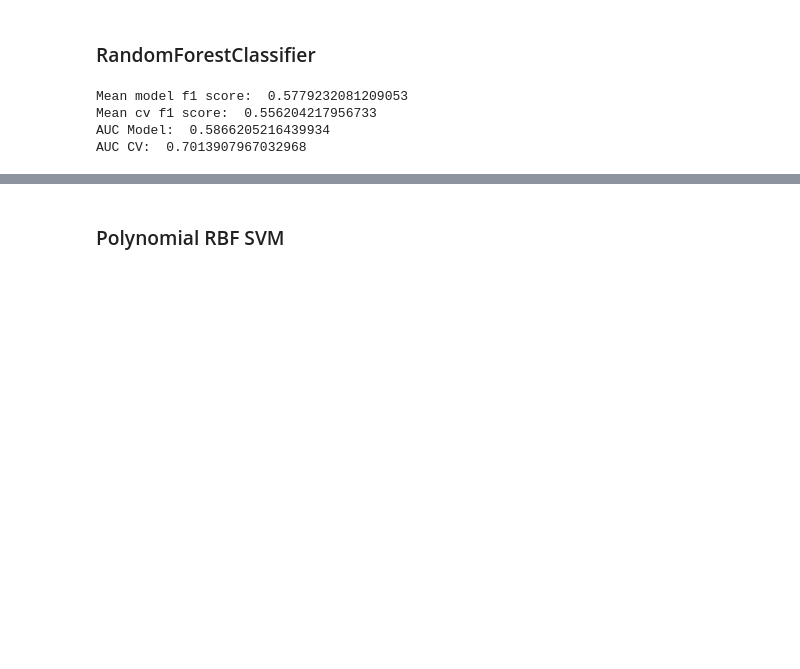
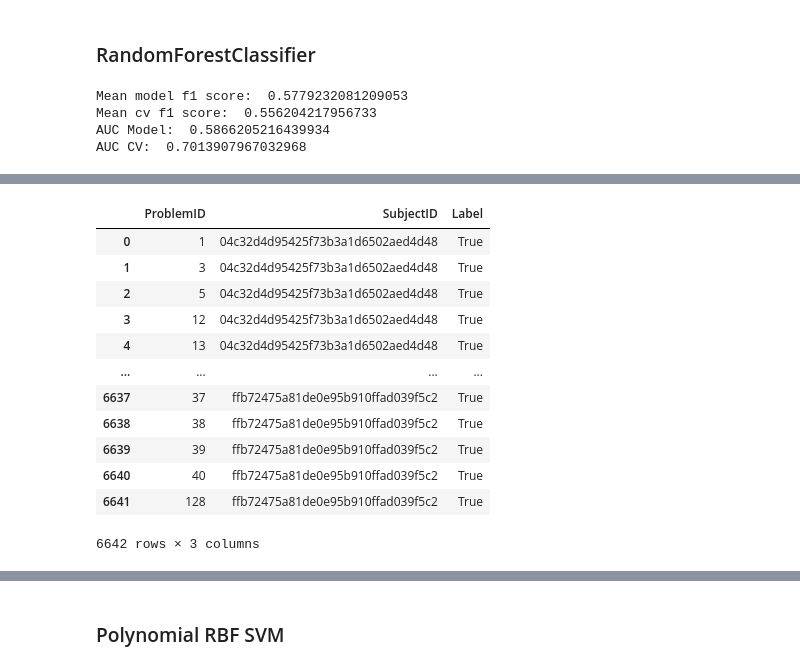
Before and after one commit to Vkothari28/Artificial-Intelligence-Group-Project, a Jupyter notebook: project.ipynb, the cells around one changed output, grey strips where cells are left out. Saved outputs shown, nothing was run; the diff lists cells and outputs as text; code cells hidden in the pictures; blank space fills up the shorter version.

```diff
--- a/project.ipynb
+++ b/project.ipynb
@@ -302,0 +333,21 @@ AUC CV:  0.7013907967032968
+# %%
+late_train = pd.read_csv(os.path.join(TRAIN_PATH, 'early.csv'))
+late_train[['ProblemID', 'SubjectID', 'Label']]
+
+# predicted_f19 = pd.read_csv('PredictedF19RandomForrest.csv')
+# # len(predicted_f19['SubjectID'].unique())
+# predicted_f19[['ProblemID', 'SubjectID', 'Label']]
+# %% [output]
+|  | ProblemID | SubjectID | Label |
+| 0 | 1 | 04c32d4d95425f73b3a1d6502aed4d48 | True |
+| 1 | 3 | 04c32d4d95425f73b3a1d6502aed4d48 | True |
+| 2 | 5 | 04c32d4d95425f73b3a1d6502aed4d48 | True |
+| 3 | 12 | 04c32d4d95425f73b3a1d6502aed4d48 | True |
+| 4 | 13 | 04c32d4d95425f73b3a1d6502aed4d48 | True |
+| ... | ... | ... | ... |
+| 6637 | 37 | ffb72475a81de0e95b910ffad039f5c2 | True |
+| 6638 | 38 | ffb72475a81de0e95b910ffad039f5c2 | True |
+| 6639 | 39 | ffb72475a81de0e95b910ffad039f5c2 | True |
+| 6640 | 40 | ffb72475a81de0e95b910ffad039f5c2 | True |
+| 6641 | 128 | ffb72475a81de0e95b910ffad039f5c2 | True |
+6642 rows × 3 columns
```
Also changed, not shown: parts of 3 cells of this notebook, 2 other files.
